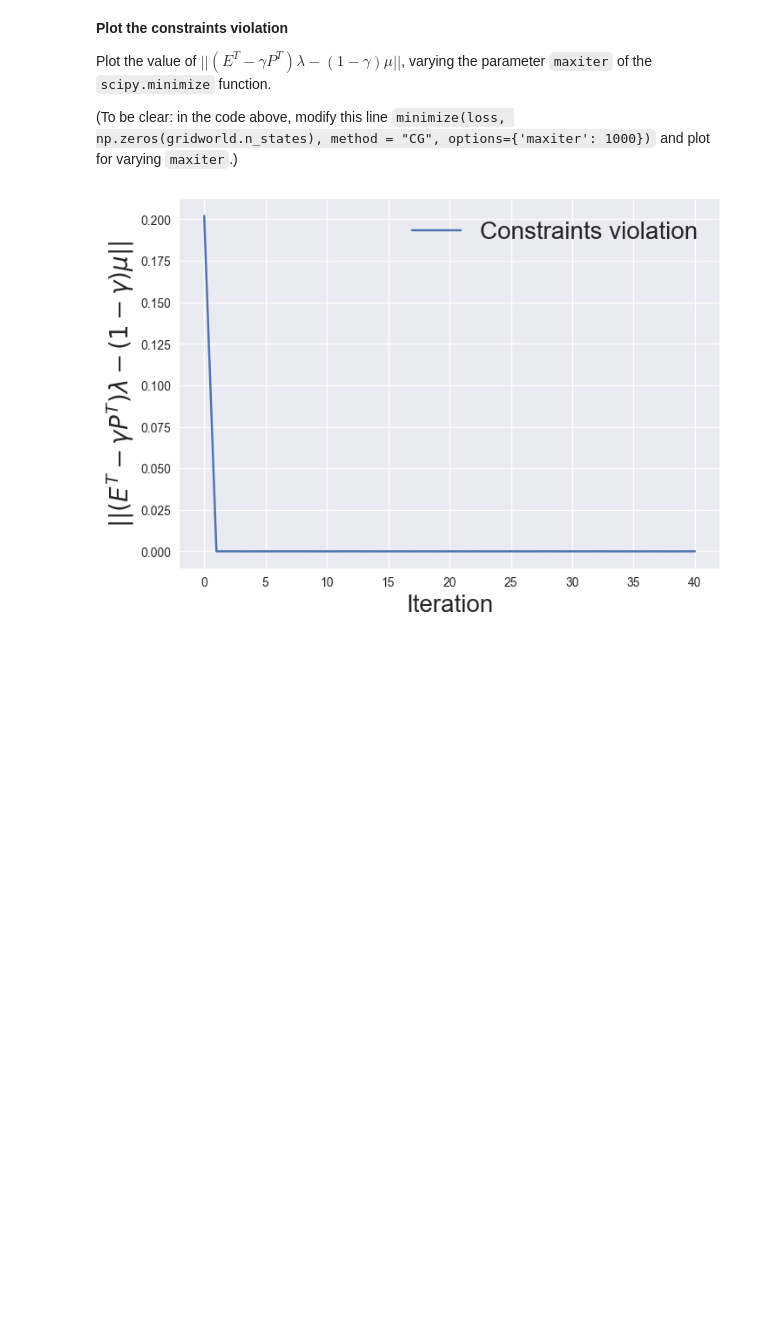
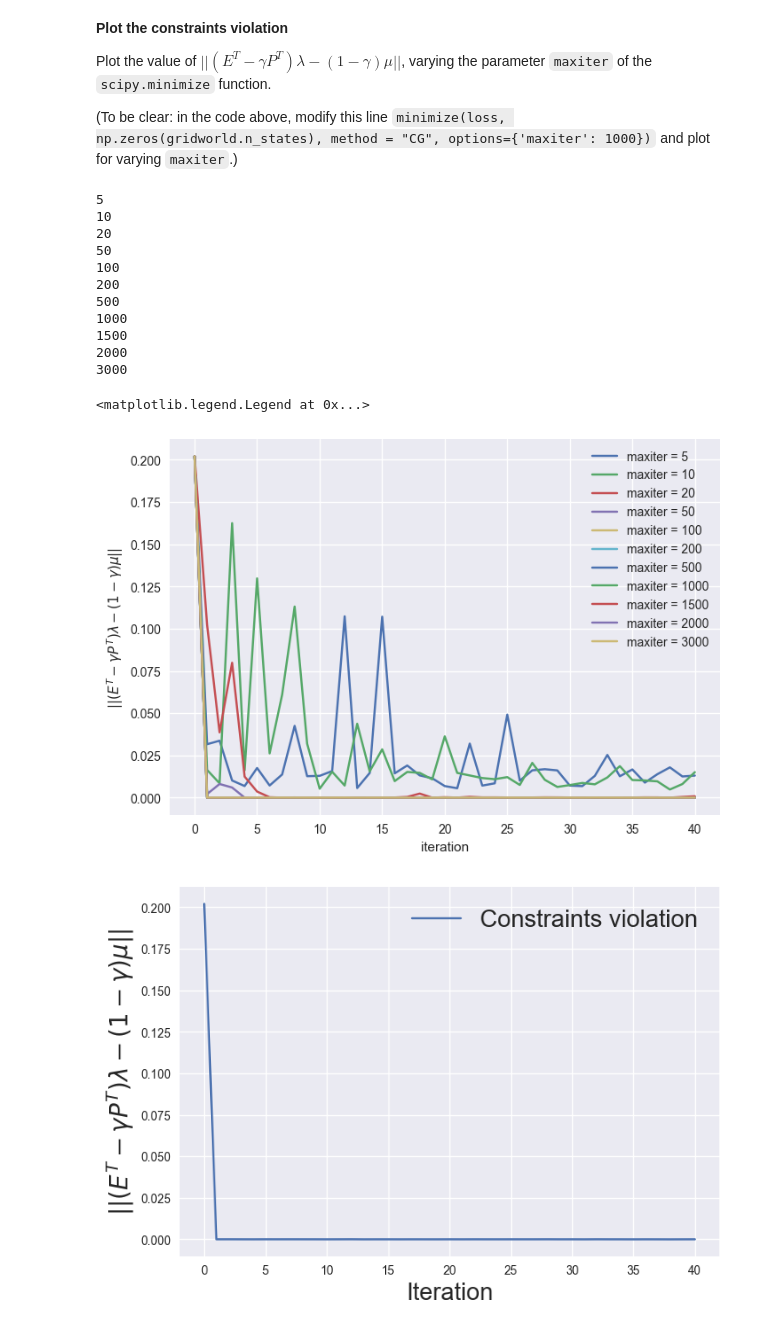
Before and after one commit to MatyaAydin/RL, a Jupyter notebook: HW2/Assignment.ipynb, the cells around one changed output. Drawn from its saved outputs; the diff is of its cells as text; code cells hidden in the pictures; blank space fills up the shorter version.

````diff
--- a/HW2/Assignment.ipynb
+++ b/HW2/Assignment.ipynb
@@ -387,9 +383,9 @@ def reps_loss(lambda_, V, eta, initial): # return the reps loss
     mat = build_matrix(gridworld)
     return (1 - gridworld.gamma) * np.dot(initial.flatten(), V) + (1 / eta) * np.log(np.dot(lambda_, np.exp(eta*(rew + np.dot(mat, V)))))
 
-def minimize_reps_loss(lambda_, eta, initial): # find minimizer of the reps loss
+def minimize_reps_loss(lambda_, eta, initial, max_iter=1000): # find minimizer of the reps loss
     loss = lambda V : reps_loss(lambda_, V, eta, initial)
-    V = minimize(loss, np.zeros(gridworld.n_states), method = "CG", options={'maxiter': 1000})
+    V = minimize(loss, np.zeros(gridworld.n_states), method = "CG", options={'maxiter': max_iter})
     return V.x
 # %%
 K = 40 # number of iterations
@@ -449,6 +449,63 @@ Plot the value of $||(E^T - \gamma P^T)\lambda - (1 - \gamma) \mu || $, varying
 (To be clear: in the code above, modify this line ```minimize(loss, np.zeros(gridworld.n_states), method = "CG", options={'maxiter': 1000})``` and plot for varying `maxiter`.)
 # %%
 # you may use this cell to experiment with the parameter and keep the one above the same if it helps you to keep the overview
+
+def reps(max_iter):
+    K = 40 # number of iterations
+    mu = np.ones((gridworld.n_states,1))/gridworld.n_states # initialize mu again to the uniform distribution (not needed, just to be safe)
+
+    #initialize the variables
+    subopts = []
+    feasibility_errors = []
+    lambda_ = np.ones(gridworld.n_states*gridworld.n_actions)/gridworld.n_states/gridworld.n_actions
+    iterates = [lambda_]
+    subopts.append(-lambda_.T.dot(gridworld.r.reshape(gridworld.n_states*gridworld.n_actions))+(1-gridworld.gamma)*mu.T.dot(solver.v)[0])
+    feasibility_error = np.linalg.norm(build_matrix(gridworld).T.dot(lambda_) + (1-gridworld.gamma)*mu)
+    feasibility_errors.append(feasibility_error)
+
+    # REPS: iterate over K steps
+    for k in range(K):
+        eta = 1/np.sqrt(k+1) # set the step size
+
+        V = minimize_reps_loss(lambda_, eta, mu, max_iter=max_iter) # ??? # minimize the reps loss
+        delta = gridworld.r.reshape(gridworld.n_states*gridworld.n_actions) + build_matrix(gridworld).dot(V) # compute the advantage function
+
+        new_lambda_ = lambda_ * np.exp(eta*(gridworld.r.flatten() + np.dot(build_matrix(gridworld), V))) # update the lambda #???
+        new_lambda_ /= np.sum(new_lambda_) # normalize the lambda_
+        lambda_ = new_lambda_
+
+        # store the suboptimality and feasibility errors:
+        subopt = -lambda_.T.dot(gridworld.r.reshape(gridworld.n_states*gridworld.n_actions))+(1-gridworld.gamma)*mu.T.dot(solver.v)[0]
+        feasibility_error = np.linalg.norm(build_matrix(gridworld).T.dot(lambda_) + (1-gridworld.gamma)*mu)
+        subopts.append(subopt)
+        feasibility_errors.append(feasibility_error)
+        iterates.append(lambda_)
+    return feasibility_errors
+
+
+iters = [5, 10, 20, 50, 100, 200, 500, 1000, 1500, 2000, 3000]
+
+for it in iters:
+    print(it)
+    plt.plot(range(41), reps(it), label=f"maxiter = {it}")
+
+plt.xlabel("iteration")
+plt.ylabel(r"$|| (E^T - \gamma P^T)\lambda - (1 - \gamma) \mu ||$")
+plt.legend(loc='upper right')
+# %% [output]
+5
+10
+20
+50
+100
+200
+500
+1000
+1500
+2000
+3000
+<matplotlib.legend.Legend at 0x...>
+[figure, added]
 # %%
 plot_lines([np.array(feasibility_errors)], [r"Constraints violation"], ["Iteration", "$|| (E^T - \gamma P^T)\lambda - (1 - \gamma) \mu ||$"], "figs", "constraints.pdf", show = True)
 # %% [output]
````
Also changed, not shown: parts of 18 cells of this notebook.
